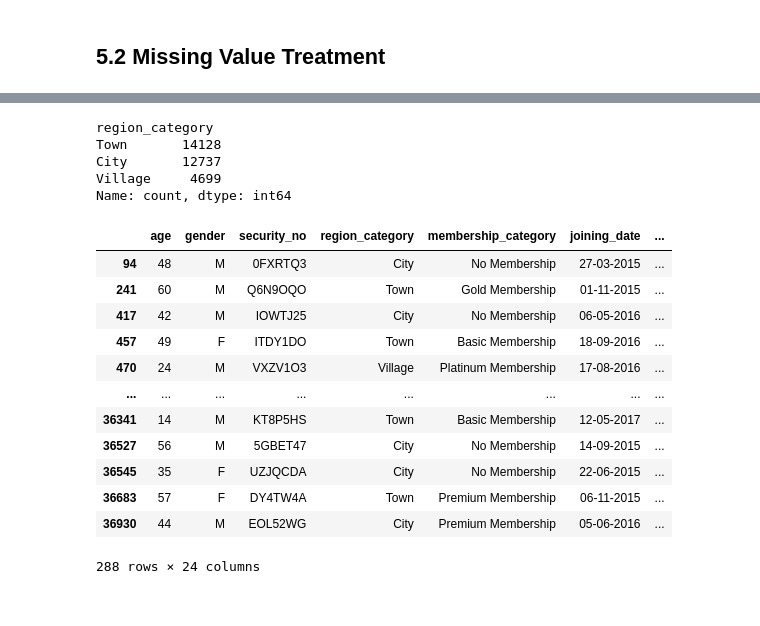
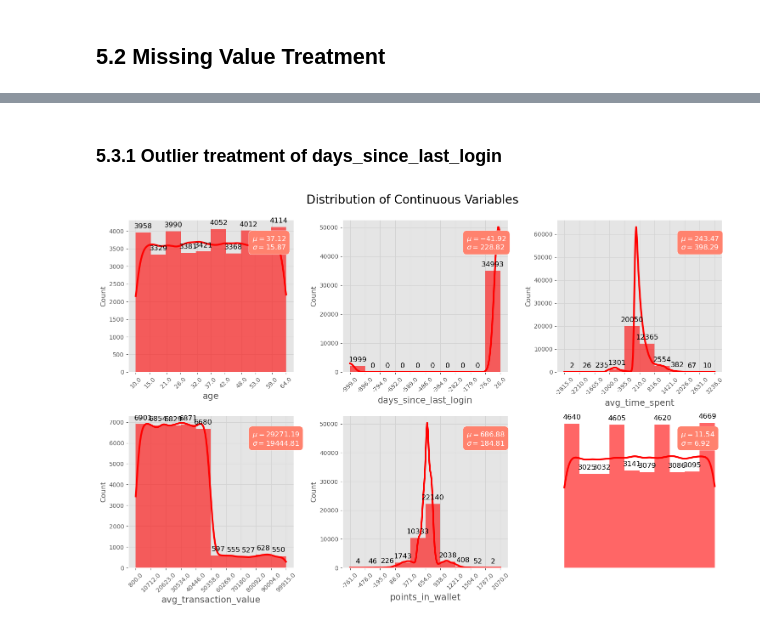
Before and after one commit to AshutoshsinghIndore/customer-churn-model, a Jupyter notebook: Notebook/Notebook.ipynb, the cells around one changed output, grey strips where cells are left out. Drawn from its saved outputs; the diff is of its cells as text; code cells hidden in the pictures.

Commit message:
Data Preprocessing

```diff
--- a/Notebook/Notebook.ipynb
+++ b/Notebook/Notebook.ipynb
@@ -465,0 +455,4 @@ df['preferred_offer_types'] = simple_imputer.fit_transform(df[['preferred_offer_
+# %%
+#---Replacing missing_values with np.nan
+for feature, missing_values in features_missing_values.items():
+    df.loc[df[df[feature].isin(missing_values)].index, feature] = np.nan
@@ -465,0 +471,5 @@ df['preferred_offer_types'] = simple_imputer.fit_transform(df[['preferred_offer_
+# %%
+# Imputing Values using mapped strategy
+for feature, _strategy in imputer_strategy.items():
+    imputer = SimpleImputer(strategy=_strategy)
+    df[feature] = imputer.fit_transform(df[[feature]]).ravel()
@@ -478,24 +504,45 @@ missing_Vals
-# %%
-df['region_category'].value_counts()
-# %% [output]
-region_category
-Town       14128
-City       12737
-Village     4699
-Name: count, dtype: int64
-# %%
-df[df.preferred_offer_types.isna()]
-# %% [output]
-|  | age | gender | security_no | region_category | membership_category | joining_date | ... |
-| 94 | 48 | M | 0FXRTQ3 | City | No Membership | 27-03-2015 | ... |
-| 241 | 60 | M | Q6N9OQO | Town | Gold Membership | 01-11-2015 | ... |
-| 417 | 42 | M | IOWTJ25 | City | No Membership | 06-05-2016 | ... |
-| 457 | 49 | F | ITDY1DO | Town | Basic Membership | 18-09-2016 | ... |
-| 470 | 24 | M | VXZV1O3 | Village | Platinum Membership | 17-08-2016 | ... |
-| ... | ... | ... | ... | ... | ... | ... | ... |
-| 36341 | 14 | M | KT8P5HS | Town | Basic Membership | 12-05-2017 | ... |
-| 36527 | 56 | M | 5GBET47 | City | No Membership | 14-09-2015 | ... |
-| 36545 | 35 | F | UZJQCDA | City | No Membership | 22-06-2015 | ... |
-| 36683 | 57 | F | DY4TW4A | Town | Premium Membership | 06-11-2015 | ... |
-| 36930 | 44 | M | EOL52WG | City | Premium Membership | 05-06-2016 | ... |
-288 rows × 24 columns
+# %% [markdown]
+### 5.3.1 Outlier treatment of days_since_last_login
+# %%
+numerical_features = ['age', 'days_since_last_login',
+                      'avg_time_spent', 'avg_transaction_value',
+                      'points_in_wallet', 'visit_hour']
+
+# Filter out continuous features for the univariate analysis
+df_numerical = df[numerical_features]
+
+# Set up the subplot
+fig, ax = plt.subplots(nrows=2, ncols=3, figsize=(15, 10))
+
+# Loop to plot histograms for each continuous feature
+for i, col in enumerate(df_numerical.columns):
+    x = i // 3
+    y = i % 3
+
+    values, bin_edges = np.histogram(df_numerical[col],
+                                     range=(np.floor(df_numerical[col].min()), np.ceil(df_numerical[col].max())))
+
+    graph = sns.histplot(data=df_numerical, x=col, bins=bin_edges, kde=True, ax=ax[x, y],
+                         edgecolor='none', color='red', alpha=0.6, line_kws={'lw': 3})
+    ax[x, y].set_xlabel(col, fontsize=15)
+    ax[x, y].set_ylabel('Count', fontsize=12)
+    ax[x, y].set_xticks(np.round(bin_edges, 0))
+    ax[x, y].set_xticklabels(ax[x, y].get_xticks(), rotation=45)
+    ax[x, y].grid(color='lightgrey')
+
+    ax[x, y].bar_label(container = ax[x, y].containers[0],  fontsize=12, color='black', padding=5)
+
+    textstr = '\n'.join((
+        r'$\mu=%.2f$' % df_numerical[col].mean(),
+        r'$\sigma=%.2f$' % df_numerical[col].std()
+    ))
+    ax[x, y].text(0.75, 0.9, textstr, transform=ax[x, y].transAxes, fontsize=12, verticalalignment='top',
+                  color='white', bbox=dict(boxstyle='round', facecolor='#ff826e', edgecolor='white', pad=0.5))
+
+ax[1,2].axis('off')
+plt.suptitle('Distribution of Continuous Variables', fontsize=20)
+plt.tight_layout()
+plt.subplots_adjust(top=0.92)
+plt.show()
+# %% [output]
+[figure, added]
```
Also changed, not shown: parts of 7 cells of this notebook.
